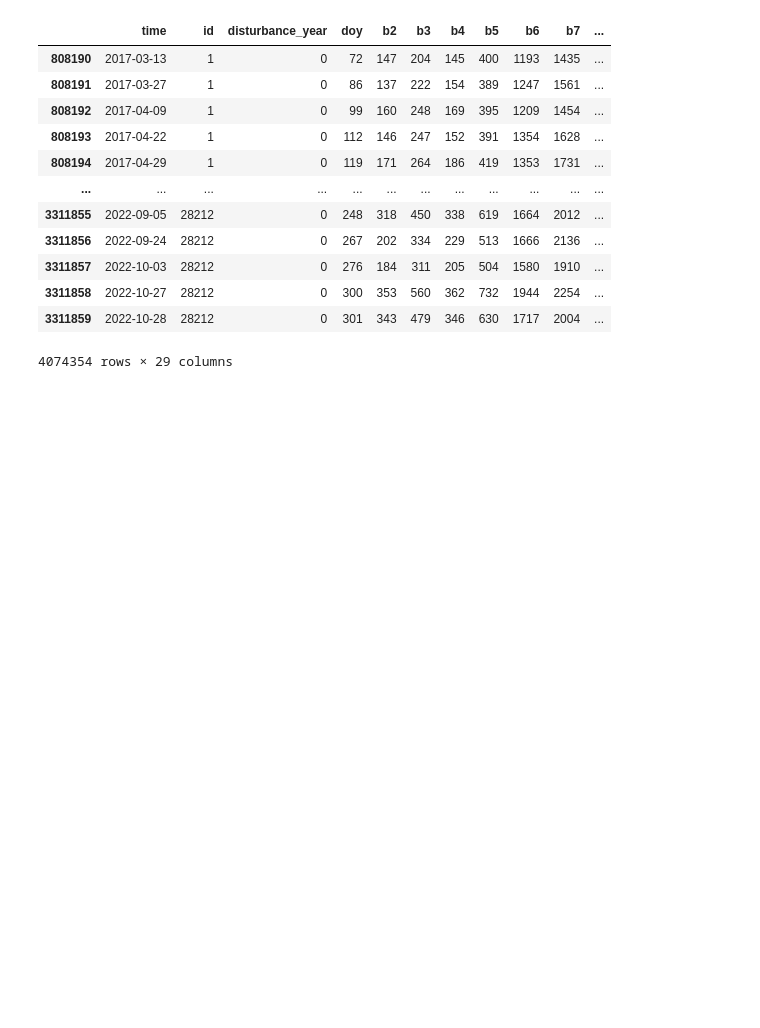
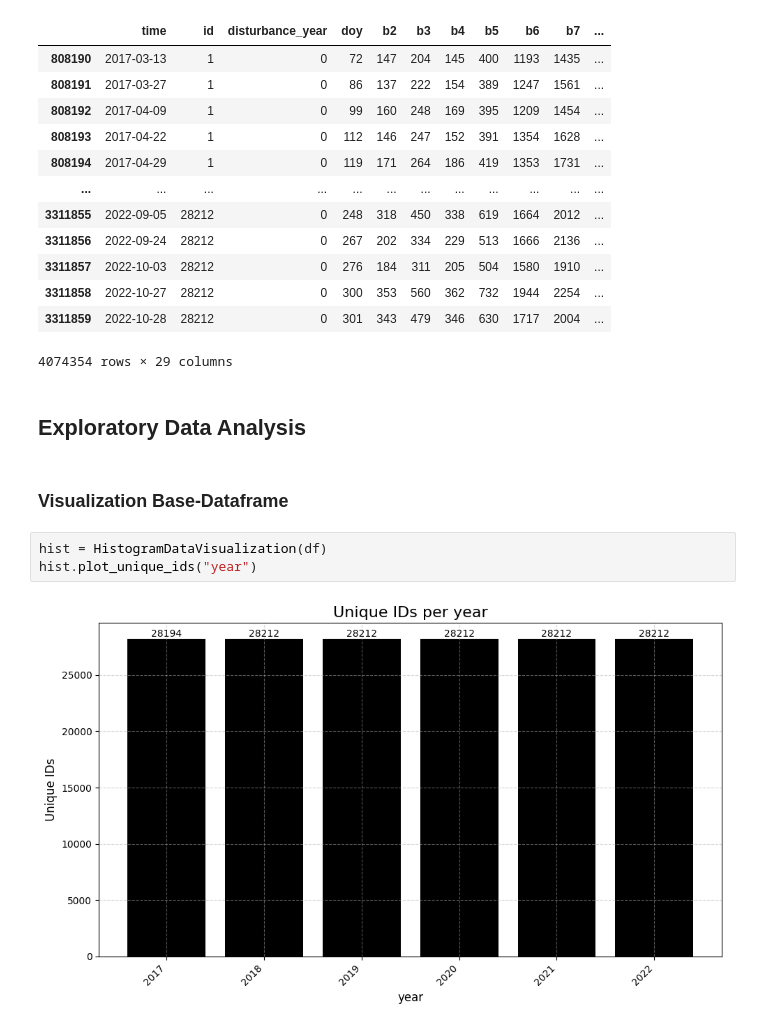
Before and after one commit to RafaelRiesle/tree_classification, a Jupyter notebook: notebooks/rafaelo/exploratory_data_analysis.ipynb, the cells around one changed output. Drawn from its saved outputs; the diff is of its cells as text; blank space fills up the shorter version.

Commit message:
feat: Add HistogramDataVisualization.py

```diff
--- a/notebooks/rafaelo/exploratory_data_analysis.ipynb
+++ b/notebooks/rafaelo/exploratory_data_analysis.ipynb
@@ -100,3 +101,12 @@ df
 | 3311858 | 2022-10-27 | 28212 | 0 | 300 | 353 | 560 | 362 | 732 | 1944 | 2254 | ... |
 | 3311859 | 2022-10-28 | 28212 | 0 | 301 | 343 | 479 | 346 | 630 | 1717 | 2004 | ... |
 4074354 rows × 29 columns
+# %% [markdown]
+## Exploratory Data Analysis
+# %% [markdown]
+### Visualization Base-Dataframe
+# %%
+hist = HistogramDataVisualization(df)
+hist.plot_unique_ids("year")
+# %% [output]
+[figure, added]
```
Also changed, not shown: parts of 5 cells of this notebook, 1 other file.
